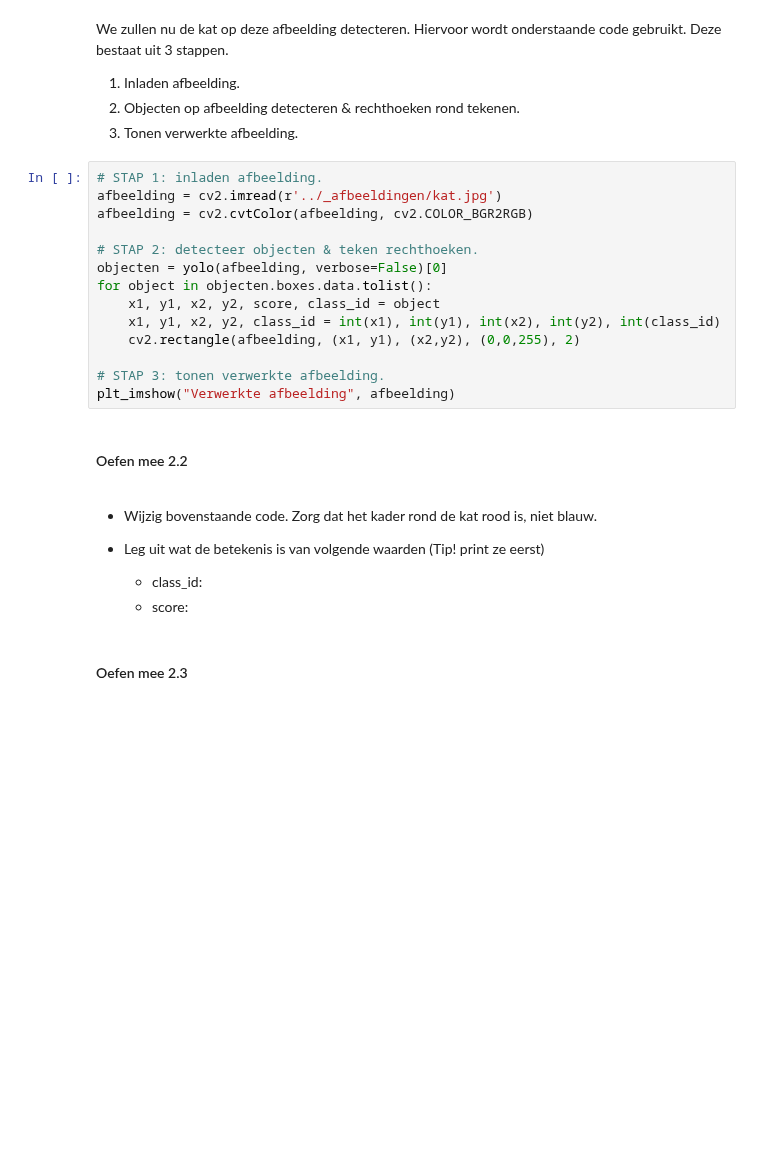
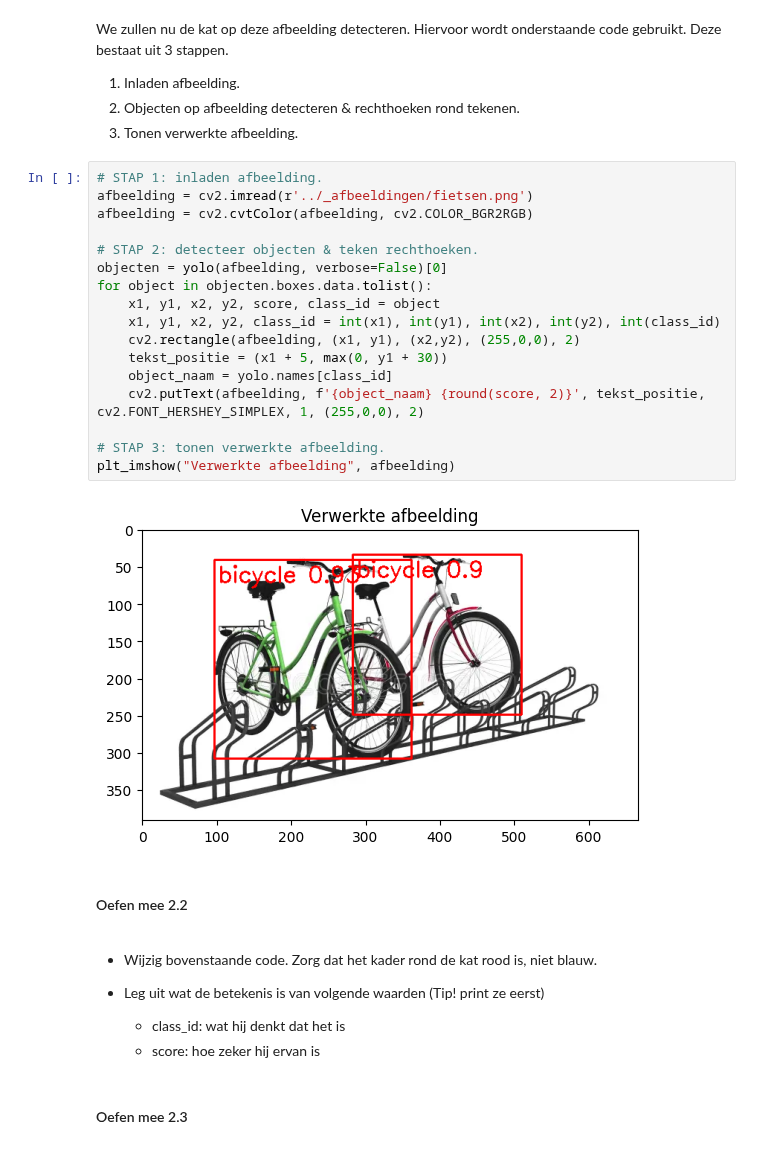
Before and after one commit to quintenvandenberghe/6ICT_PROG_2025_2026, a Jupyter notebook: hfst_5 AI/objectdetectie/2_YOLOdetectie.ipynb, the cells around one changed output. Drawn from its saved outputs; the diff is of its cells as text; blank space fills up the shorter version.

```diff
--- a/hfst_5 AI/objectdetectie/2_YOLOdetectie.ipynb
+++ b/hfst_5 AI/objectdetectie/2_YOLOdetectie.ipynb
@@ -140,26 +182,32 @@ We zullen nu de kat op deze afbeelding detecteren. Hiervoor wordt onderstaande c
 3. Tonen verwerkte afbeelding.
 # %%
 # STAP 1: inladen afbeelding.
-afbeelding = cv2.imread(r'../_afbeeldingen/kat.jpg')
+afbeelding = cv2.imread(r'../_afbeeldingen/fietsen.png')
 afbeelding = cv2.cvtColor(afbeelding, cv2.COLOR_BGR2RGB)
 
 # STAP 2: detecteer objecten & teken rechthoeken.
 objecten = yolo(afbeelding, verbose=False)[0]
 for object in objecten.boxes.data.tolist():
     x1, y1, x2, y2, score, class_id = object
     x1, y1, x2, y2, class_id = int(x1), int(y1), int(x2), int(y2), int(class_id)
-    cv2.rectangle(afbeelding, (x1, y1), (x2,y2), (0,0,255), 2)
+    cv2.rectangle(afbeelding, (x1, y1), (x2,y2), (255,0,0), 2)
+    tekst_positie = (x1 + 5, max(0, y1 + 30))
+    object_naam = yolo.names[class_id]
+    cv2.putText(afbeelding, f'{object_naam} {round(score, 2)}', tekst_positie, cv2.FONT_HERSHEY_SIMPLEX, 1, (255,0,0), 2)
 
 # STAP 3: tonen verwerkte afbeelding.
 plt_imshow("Verwerkte afbeelding", afbeelding)
+# %% [output]
+[figure, added]
 # %% [markdown]
 #### Oefen mee 2.2
 # %% [markdown]
 - Wijzig bovenstaande code. Zorg dat het kader rond de kat rood is, niet blauw.
 
 - Leg uit wat de betekenis is van volgende waarden (Tip! print ze eerst) <div style="background-color:#008000">
-    - class_id:
-    - score:
+    - class_id: wat hij denkt dat het is
+    - score: hoe zeker hij ervan is
+
 </div>
 # %% [markdown]
 #### Oefen mee 2.3
```
Also changed, not shown: parts of 21 cells of this notebook.
